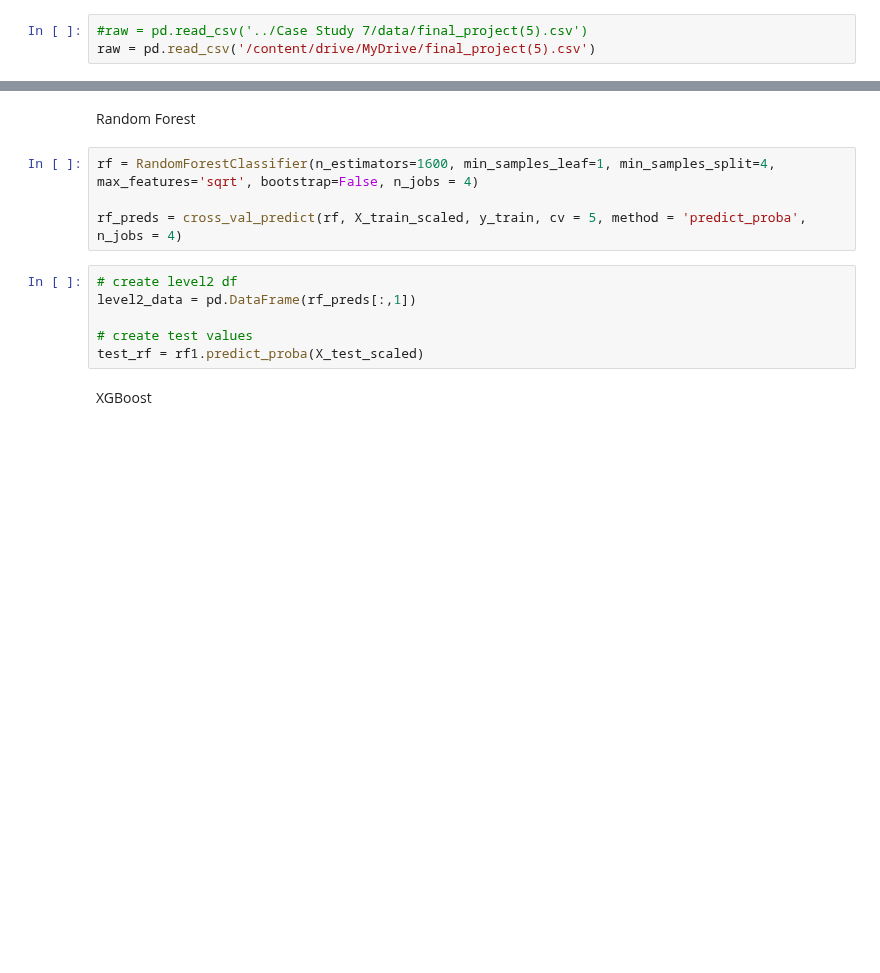
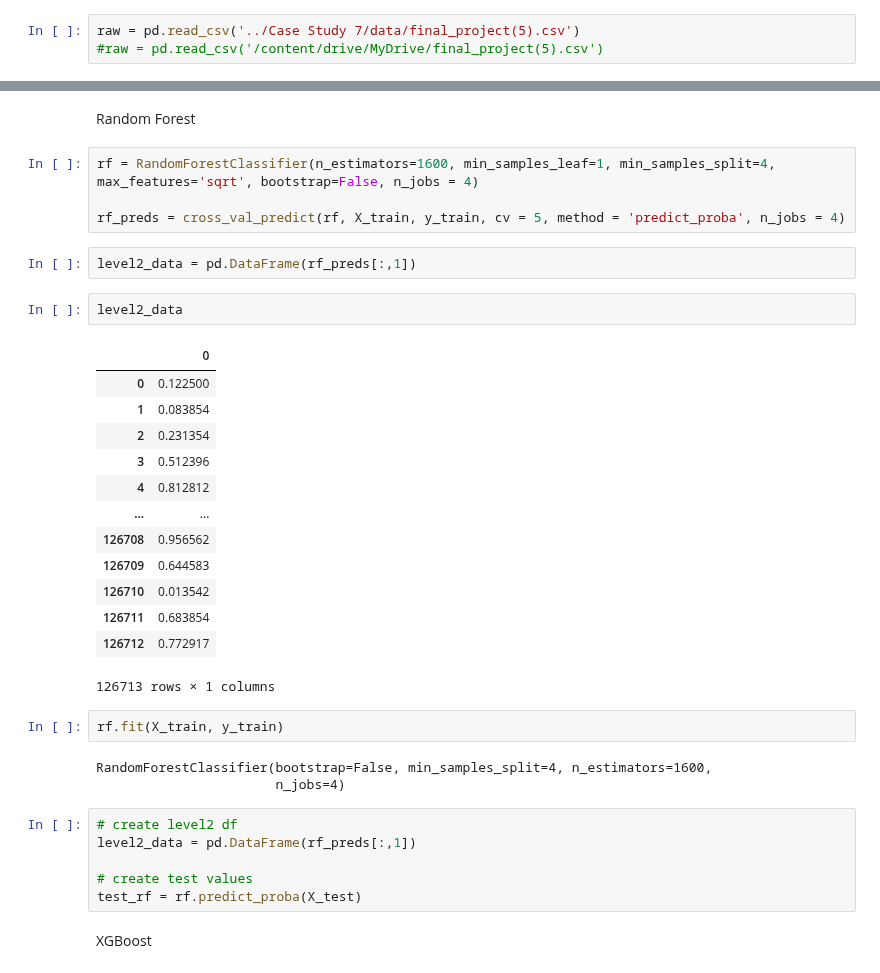
Before and after one commit to ryskgit/QTW_CaseStudy, a Jupyter notebook: Case Study 7/Final_rough.ipynb, the cells around one changed output, grey strips where cells are left out. Cells and saved outputs as stored; diff of their text form; blank space fills up the shorter version.

```diff
--- a/Case Study 7/Final_rough.ipynb
+++ b/Case Study 7/Final_rough.ipynb
@@ -17,8 +17,8 @@ drive.mount('/content/drive')
 # %% [output]
 Mounted at /content/drive
 # %%
-#raw = pd.read_csv('../Case Study 7/data/final_project(5).csv')
-raw = pd.read_csv('/content/drive/MyDrive/final_project(5).csv')
+raw = pd.read_csv('../Case Study 7/data/final_project(5).csv')
+#raw = pd.read_csv('/content/drive/MyDrive/final_project(5).csv')
 # %%
 raw.head()
 # %% [output]
@@ -538,13 +534,36 @@ Random Forest
 # %%
 rf = RandomForestClassifier(n_estimators=1600, min_samples_leaf=1, min_samples_split=4, max_features='sqrt', bootstrap=False, n_jobs = 4)
 
-rf_preds = cross_val_predict(rf, X_train_scaled, y_train, cv = 5, method = 'predict_proba', n_jobs = 4)
+rf_preds = cross_val_predict(rf, X_train, y_train, cv = 5, method = 'predict_proba', n_jobs = 4)
+# %%
+level2_data = pd.DataFrame(rf_preds[:,1])
+# %%
+level2_data
+# %% [output]
+|  | 0 |
+| 0 | 0.122500 |
+| 1 | 0.083854 |
+| 2 | 0.231354 |
+| 3 | 0.512396 |
+| 4 | 0.812812 |
+| ... | ... |
+| 126708 | 0.956562 |
+| 126709 | 0.644583 |
+| 126710 | 0.013542 |
+| 126711 | 0.683854 |
+| 126712 | 0.772917 |
+126713 rows × 1 columns
+# %%
+rf.fit(X_train, y_train)
+# %% [output]
+RandomForestClassifier(bootstrap=False, min_samples_split=4, n_estimators=1600,
+                       n_jobs=4)
 # %%
 # create level2 df
 level2_data = pd.DataFrame(rf_preds[:,1])
 
 # create test values
-test_rf = rf1.predict_proba(X_test_scaled)
+test_rf = rf.predict_proba(X_test)
 # %% [markdown]
 XGBoost
 # %%
```
Also changed, not shown: parts of 26 cells of this notebook, 2 other files.
